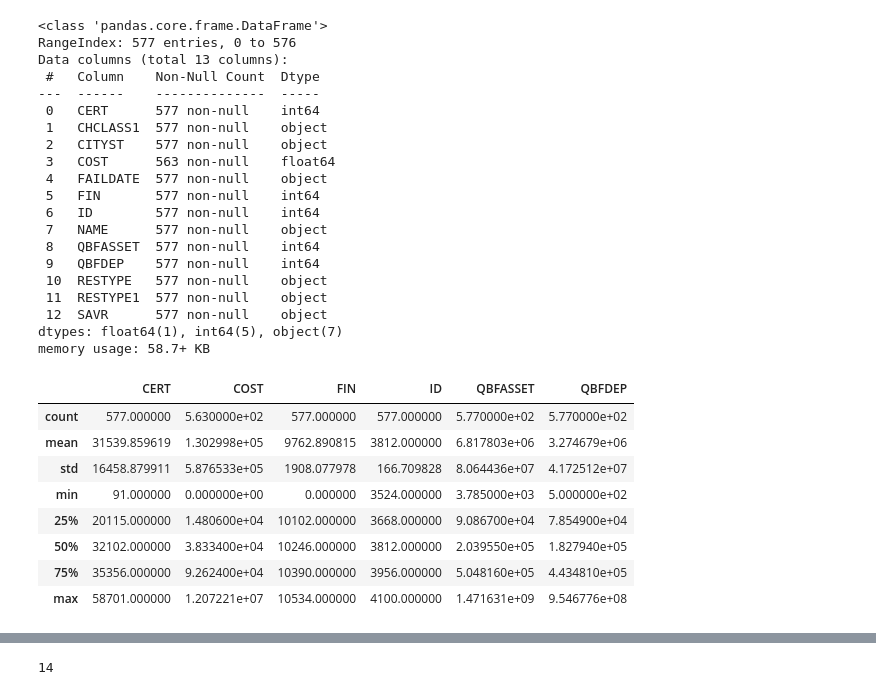
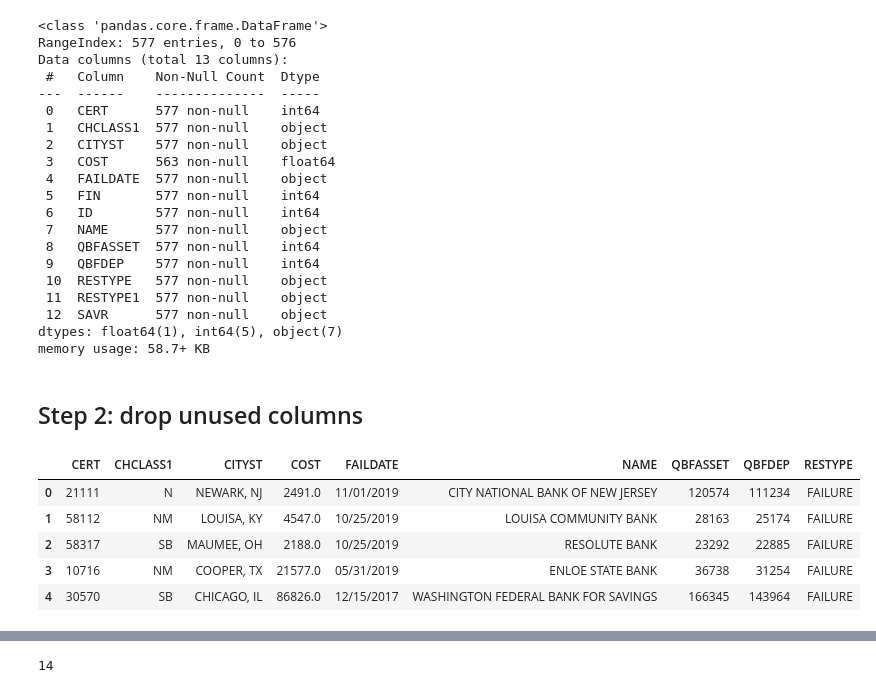
Before and after one commit to allaccountstaken/best_of_Python, a Jupyter notebook: M8/Exercise_DataPreprocessing.ipynb, the cells around one changed output, grey strips where cells are left out. Cells and saved outputs as stored; diff of their text form; code cells hidden in the pictures.

```diff
--- a/M8/Exercise_DataPreprocessing.ipynb
+++ b/M8/Exercise_DataPreprocessing.ipynb
@@ -49,15 +49,15 @@ Data columns (total 13 columns):
  12  SAVR      577 non-null    object
 dtypes: float64(1), int64(5), object(7)
 memory usage: 58.7+ KB
-# %%
-df.describe()
-# %% [output]
-|  | CERT | COST | FIN | ID | QBFASSET | QBFDEP |
-| count | 577.000000 | 5.630000e+02 | 577.000000 | 577.000000 | 5.770000e+02 | 5.770000e+02 |
-| mean | 31539.859619 | 1.302998e+05 | 9762.890815 | 3812.000000 | 6.817803e+06 | 3.274679e+06 |
-| std | 16458.879911 | 5.876533e+05 | 1908.077978 | 166.709828 | 8.064436e+07 | 4.172512e+07 |
-| min | 91.000000 | 0.000000e+00 | 0.000000 | 3524.000000 | 3.785000e+03 | 5.000000e+02 |
-| 25% | 20115.000000 | 1.480600e+04 | 10102.000000 | 3668.000000 | 9.086700e+04 | 7.854900e+04 |
-| 50% | 32102.000000 | 3.833400e+04 | 10246.000000 | 3812.000000 | 2.039550e+05 | 1.827940e+05 |
-| 75% | 35356.000000 | 9.262400e+04 | 10390.000000 | 3956.000000 | 5.048160e+05 | 4.434810e+05 |
-| max | 58701.000000 | 1.207221e+07 | 10534.000000 | 4100.000000 | 1.471631e+09 | 9.546776e+08 |
+# %% [markdown]
+## Step 2: drop unused columns
+# %%
+df.drop(['FIN', 'ID', 'RESTYPE1', 'SAVR' ], axis=1, inplace=True)
+df.head()
+# %% [output]
+|  | CERT | CHCLASS1 | CITYST | COST | FAILDATE | NAME | QBFASSET | QBFDEP | RESTYPE |
+| 0 | 21111 | N | NEWARK, NJ | 2491.0 | 11/01/2019 | CITY NATIONAL BANK OF NEW JERSEY | 120574 | 111234 | FAILURE |
+| 1 | 58112 | NM | LOUISA, KY | 4547.0 | 10/25/2019 | LOUISA COMMUNITY BANK | 28163 | 25174 | FAILURE |
+| 2 | 58317 | SB | MAUMEE, OH | 2188.0 | 10/25/2019 | RESOLUTE BANK | 23292 | 22885 | FAILURE |
+| 3 | 10716 | NM | COOPER, TX | 21577.0 | 05/31/2019 | ENLOE STATE BANK | 36738 | 31254 | FAILURE |
+| 4 | 30570 | SB | CHICAGO, IL | 86826.0 | 12/15/2017 | WASHINGTON FEDERAL BANK FOR SAVINGS | 166345 | 143964 | FAILURE |
```
Also changed, not shown: parts of 15 cells of this notebook.
